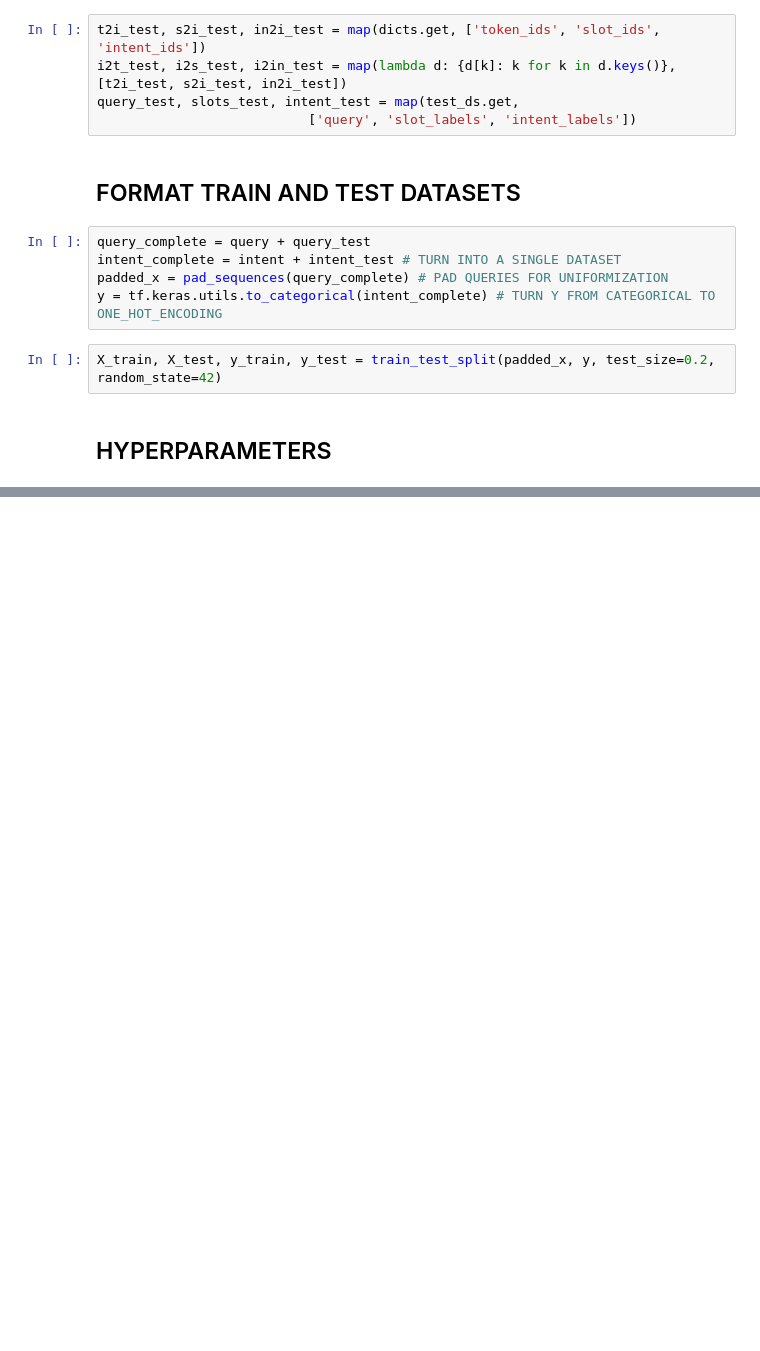
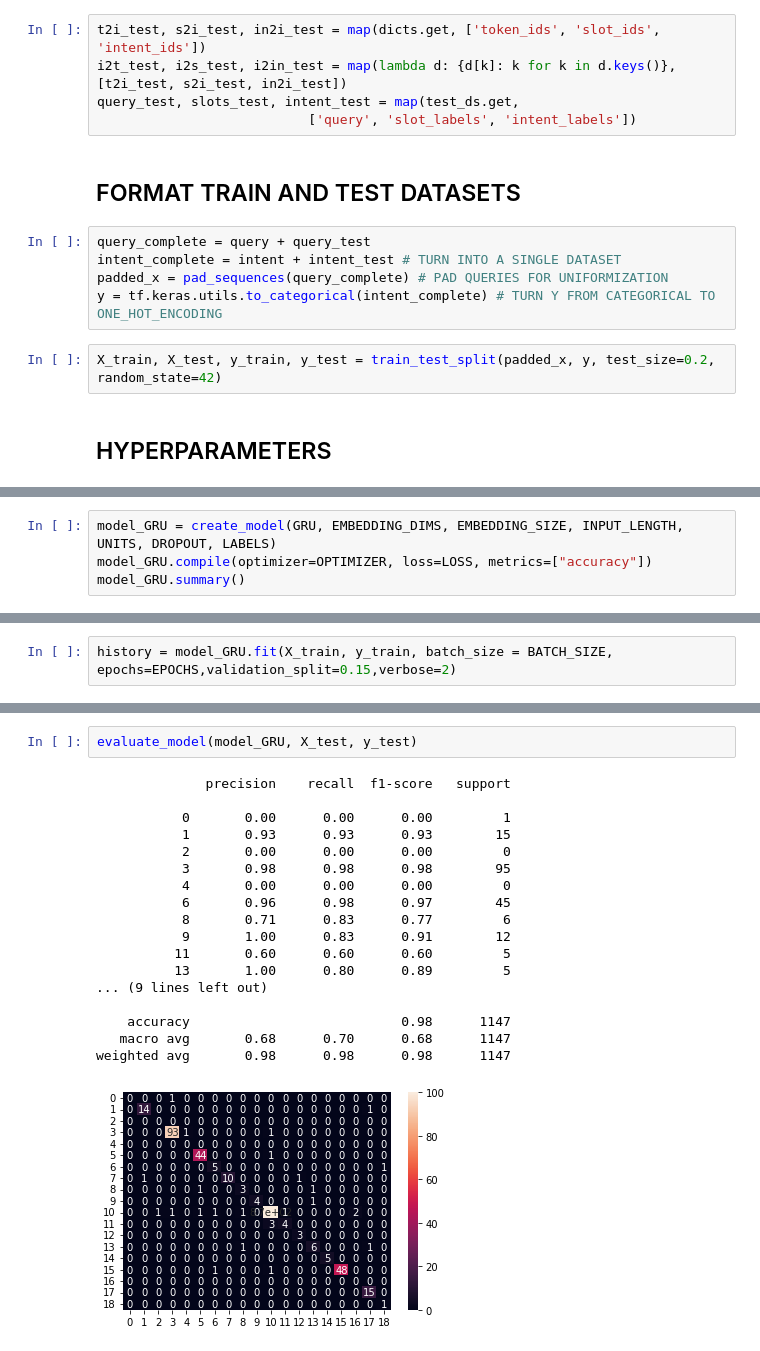
Before and after one commit to GabrielOlem/projetoPLN, a Jupyter notebook: ATIS_classification.ipynb, the cells around one changed output, grey strips where cells are left out. Saved outputs shown, nothing was run; the diff lists cells and outputs as text; blank space fills up the shorter version.

```diff
--- a/ATIS_classification.ipynb
+++ b/ATIS_classification.ipynb
@@ -119,0 +239,4 @@ Test loss: 1.0753177404403687 / Test accuracy: 0.7421276569366455
+# %%
+model_GRU = create_model(GRU, EMBEDDING_DIMS, EMBEDDING_SIZE, INPUT_LENGTH, UNITS, DROPOUT, LABELS)
+model_GRU.compile(optimizer=OPTIMIZER, loss=LOSS, metrics=["accuracy"])
+model_GRU.summary()
@@ -119,0 +264,2 @@ Test loss: 1.0753177404403687 / Test accuracy: 0.7421276569366455
+# %%
+history = model_GRU.fit(X_train, y_train, batch_size = BATCH_SIZE, epochs=EPOCHS,validation_split=0.15,verbose=2)
@@ -119,0 +283,21 @@ Test loss: 1.0753177404403687 / Test accuracy: 0.7421276569366455
+# %%
+evaluate_model(model_GRU, X_test, y_test)
+# %% [output]
+              precision    recall  f1-score   support
+
+           0       0.00      0.00      0.00         1
+           1       0.93      0.93      0.93        15
+           2       0.00      0.00      0.00         0
+           3       0.98      0.98      0.98        95
+           4       0.00      0.00      0.00         0
+           6       0.96      0.98      0.97        45
+           8       0.71      0.83      0.77         6
+           9       1.00      0.83      0.91        12
+          11       0.60      0.60      0.60         5
+          13       1.00      0.80      0.89         5
+... (9 lines left out)
+
+    accuracy                           0.98      1147
+   macro avg       0.68      0.70      0.68      1147
+weighted avg       0.98      0.98      0.98      1147
+[figure, added]
```
Also changed, not shown: parts of 20 cells of this notebook.
